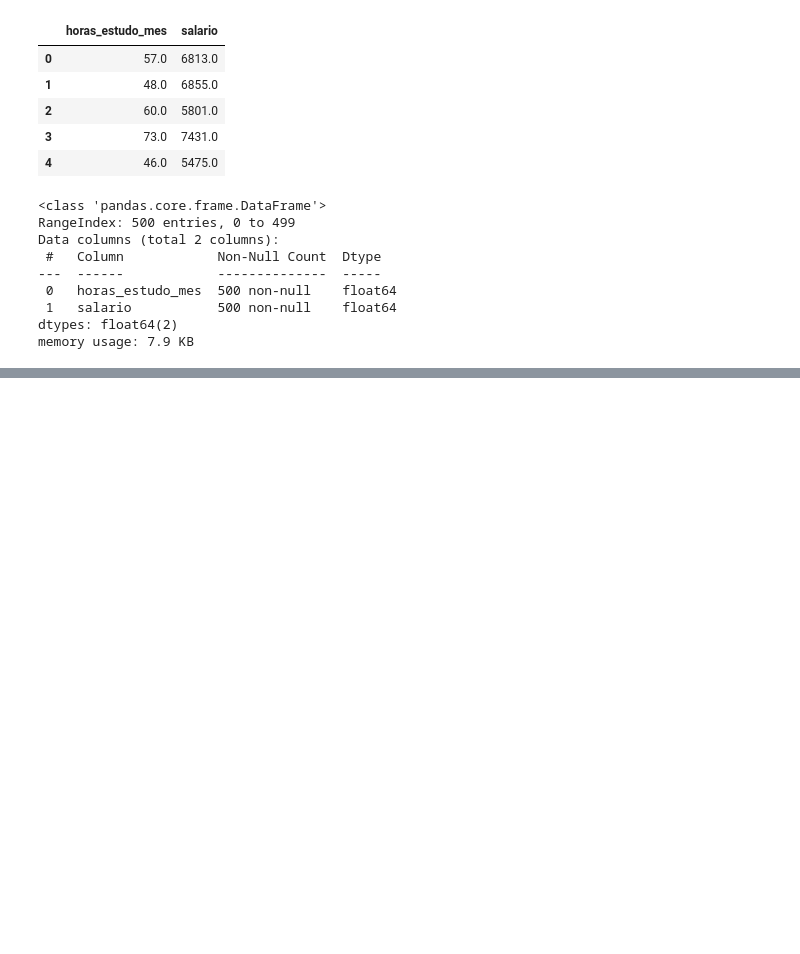
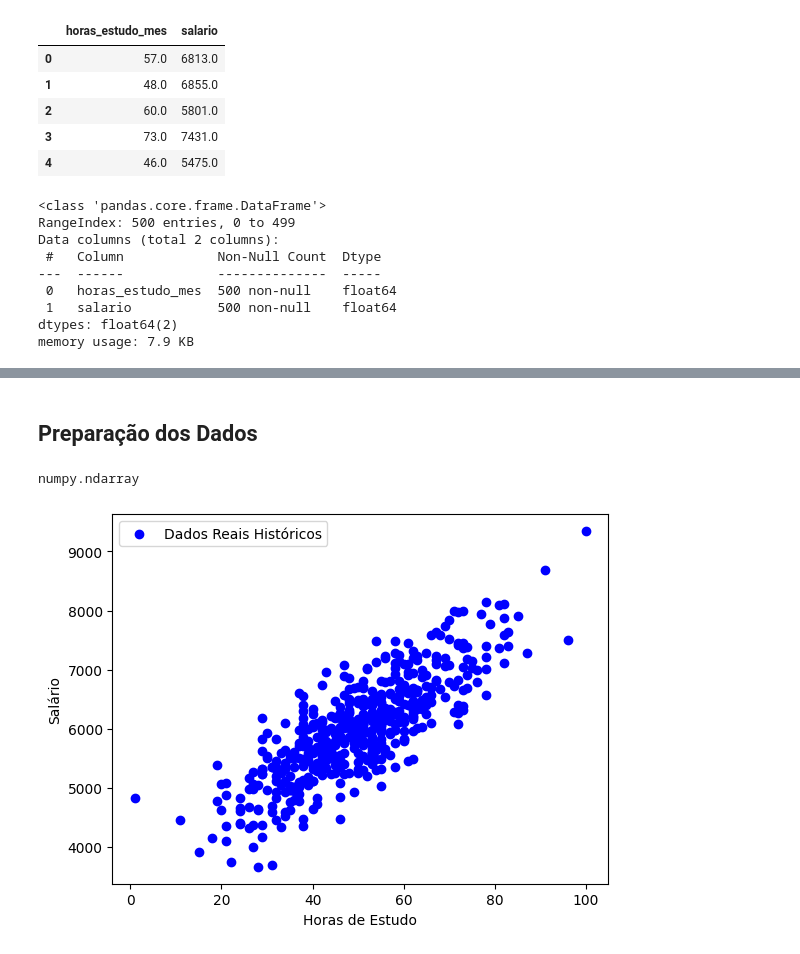
Before and after one commit to GChandrone/PythonDSA, a Jupyter notebook: Cap15/DSA-Python-Cap15-Scikit-Learn.ipynb, the cells around one changed output, grey strips where cells are left out. Saved outputs shown, nothing was run; the diff lists cells and outputs as text; code cells hidden in the pictures; blank space fills up the shorter version.

Commit message:
Preparação dos Dados com Linguagem Python

```diff
--- a/Cap15/DSA-Python-Cap15-Scikit-Learn.ipynb
+++ b/Cap15/DSA-Python-Cap15-Scikit-Learn.ipynb
@@ -108,0 +109,24 @@ sns.histplot(data = df_dsa, x = "horas_estudo_mes", kde = True)
+# %% [markdown]
+## Preparação dos Dados
+# %%
+# Prepara a variável de entrada X
+X = np.array(df_dsa['horas_estudo_mes'])
+# %%
+type(X)
+# %% [output]
+numpy.ndarray
+# %%
+# Ajusta o shape de X
+X = X.reshape(-1,1)
+# %%
+# Prepara a variável alvo
+y = df_dsa['salario']
+# %%
+# Gráfico de dispersão entre X e y
+plt.scatter(X, y, color = "blue", label = "Dados Reais Históricos")
+plt.xlabel("Horas de Estudo")
+plt.ylabel("Salário")
+plt.legend()
+plt.show()
+# %% [output]
+[figure, added]
```
Also changed, not shown: parts of 12 cells of this notebook.
